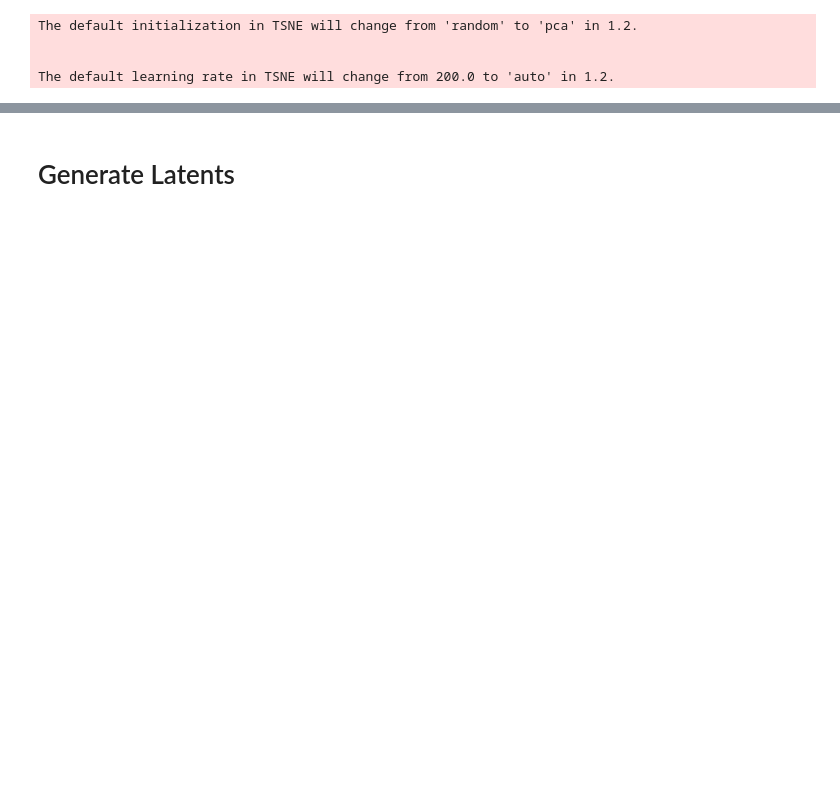
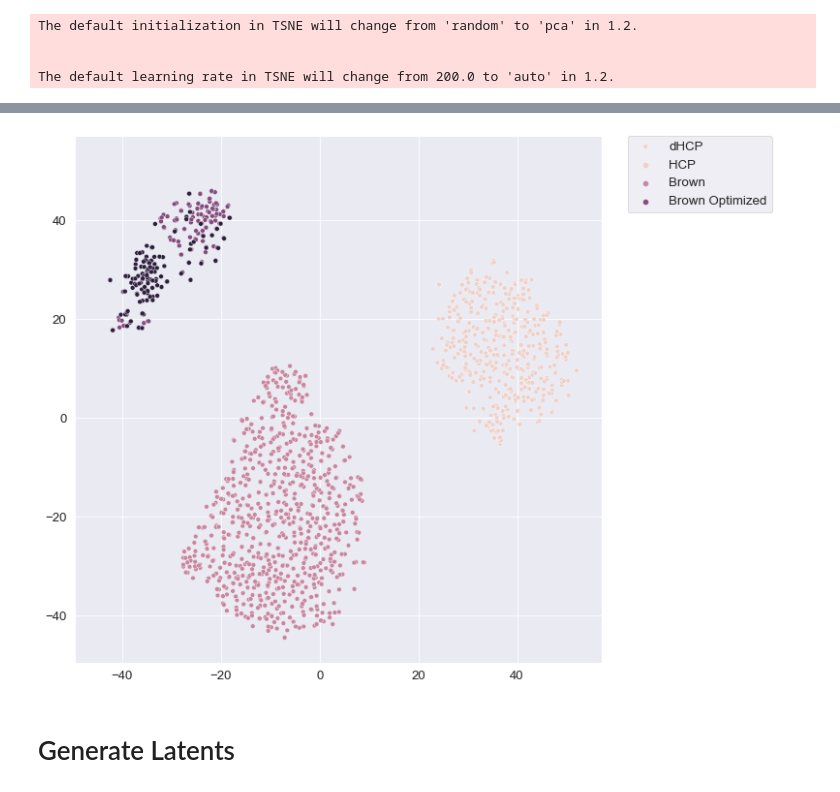
Before and after one commit to ExtremeViscent/SR-UNet, a Jupyter notebook: inference/publish_journal/tsne.ipynb, the cells around one changed output, grey strips where cells are left out. Cells and saved outputs as stored; diff of their text form; code cells hidden in the pictures; blank space fills up the shorter version.

```diff
--- a/inference/publish_journal/tsne.ipynb
+++ b/inference/publish_journal/tsne.ipynb
@@ -69,0 +171,5 @@ fig.savefig('tsne.svg',bbox_inches='tight')
+# %%
+labels = np.zeros(latent_dhcp.shape[0]+latent_hcp.shape[0]+latent_brown.shape[0]+latent_brown_opti.shape[0])
+labels[latent_dhcp.shape[0]:latent_dhcp.shape[0]+latent_hcp.shape[0]] = 1
+labels[latent_dhcp.shape[0]+latent_hcp.shape[0]:latent_dhcp.shape[0]+latent_hcp.shape[0]+latent_brown.shape[0]] = 2
+labels[latent_dhcp.shape[0]+latent_hcp.shape[0]+latent_brown.shape[0]:] = 3
@@ -70,3 +196,14 @@ fig.savefig('tsne.svg',bbox_inches='tight')
+# %%
+fig, ax = plt.subplots(figsize=(10,10))
+sns.scatterplot(x=latent_embedded[:,0],y=latent_embedded[:,1],hue=labels,ax=ax)
+lim = (latent_embedded.min()-5, latent_embedded.max()+5)
+ax.set_xlim(lim)
+ax.set_ylim(lim)
+ax.set_aspect('equal')
+ax.legend(['dHCP','HCP', 'Brown', 'Brown Optimized'],bbox_to_anchor=(1.05, 1), loc=2, borderaxespad=0.0)
+fig.savefig('tsne.svg',bbox_inches='tight')
+# %% [output]
+[figure, added]
 # %% [markdown]
 # Generate Latents
 # %%
```
Also changed, not shown: parts of 48 cells of this notebook, 7 other files.
